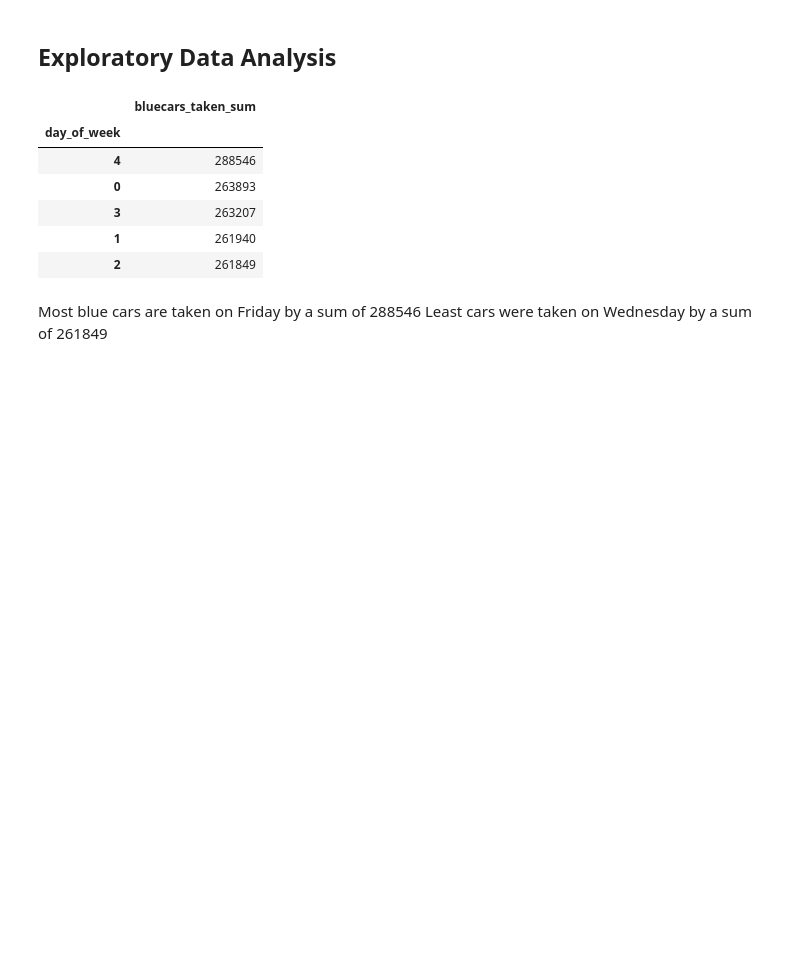
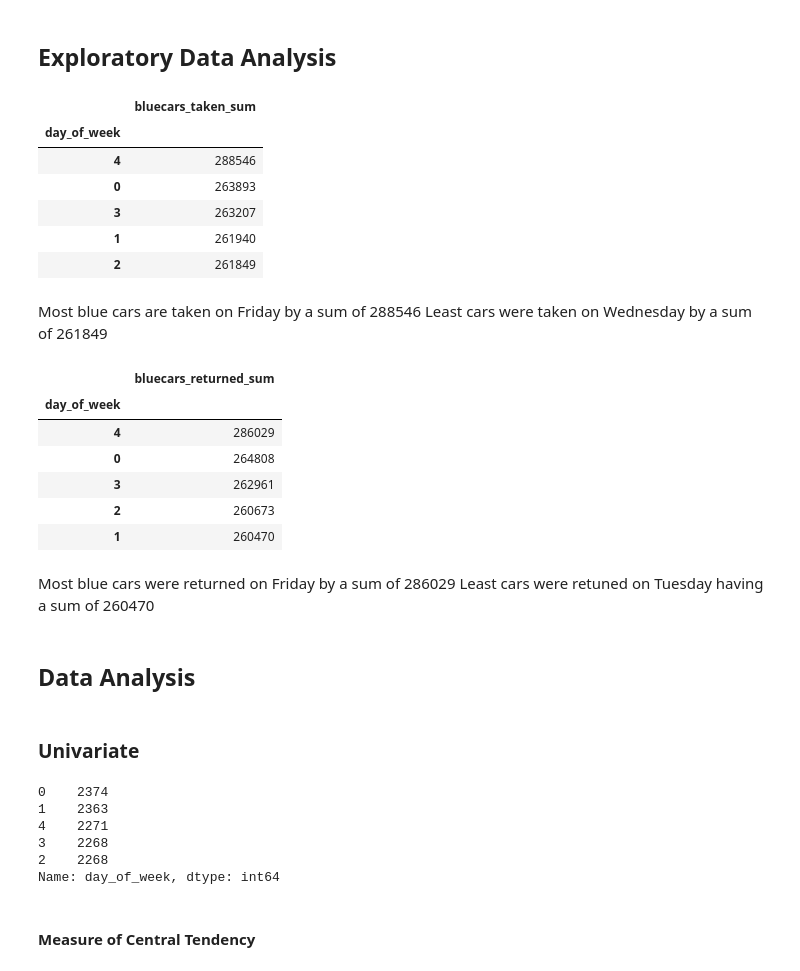
Before and after one commit to gakurujnr/Autolib-electric-car-sharing-service-company, a Jupyter notebook: Moringa_Data_Science_Core_W3_Independent_Project_2019_08_Peter_Gakuru_Python_Notebook.ipynb, the cells around one changed output. Drawn from its saved outputs; the diff is of its cells as text; code cells hidden in the pictures; blank space fills up the shorter version.

```diff
--- a/Moringa_Data_Science_Core_W3_Independent_Project_2019_08_Peter_Gakuru_Python_Notebook.ipynb
+++ b/Moringa_Data_Science_Core_W3_Independent_Project_2019_08_Peter_Gakuru_Python_Notebook.ipynb
@@ -364,3 +364,35 @@ bl.groupby('day_of_week')[['bluecars_taken_sum']].sum().sort_values('bluecars_ta
 # %% [markdown]
 Most blue cars are taken on Friday by a sum of 288546
 Least cars were taken on Wednesday by a sum of 261849
+# %%
+## # checking for the sum of bluecars returned in each day of the week
+#
+bl.groupby('day_of_week')[['bluecars_returned_sum']].sum().sort_values('bluecars_returned_sum', ascending=False)
+# %% [output]
+|  | bluecars_returned_sum |
+| day_of_week |  |
+| 4 | 286029 |
+| 0 | 264808 |
+| 3 | 262961 |
+| 2 | 260673 |
+| 1 | 260470 |
+# %% [markdown]
+Most blue cars were returned on Friday by a sum of 286029
+Least cars were retuned on Tuesday having a sum of 260470
+# %% [markdown]
+## Data Analysis
+# %% [markdown]
+### Univariate
+# %%
+# frequency table of bluecars_returned_sum column
+## Value counts of the days of the week
+bl['day_of_week'].value_counts()
+# %% [output]
+0    2374
+1    2363
+4    2271
+3    2268
+2    2268
+Name: day_of_week, dtype: int64
+# %% [markdown]
+#### Measure of Central Tendency
```
Also changed, not shown: parts of 5 cells of this notebook.
